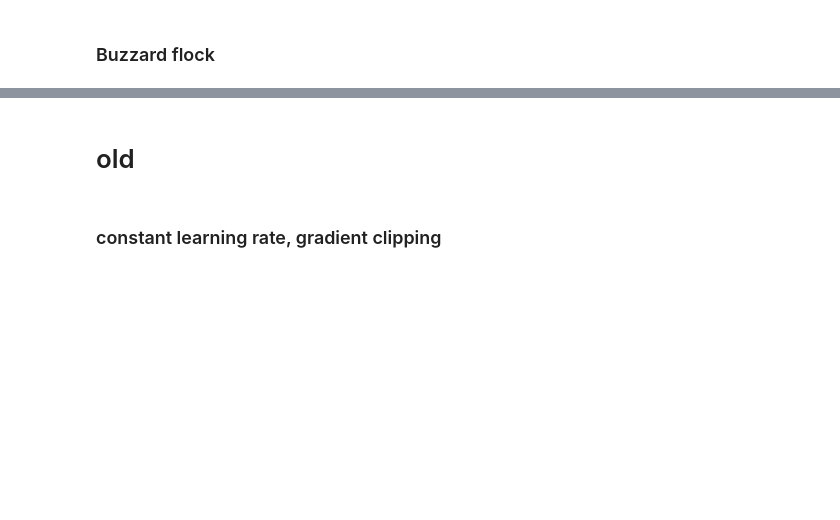
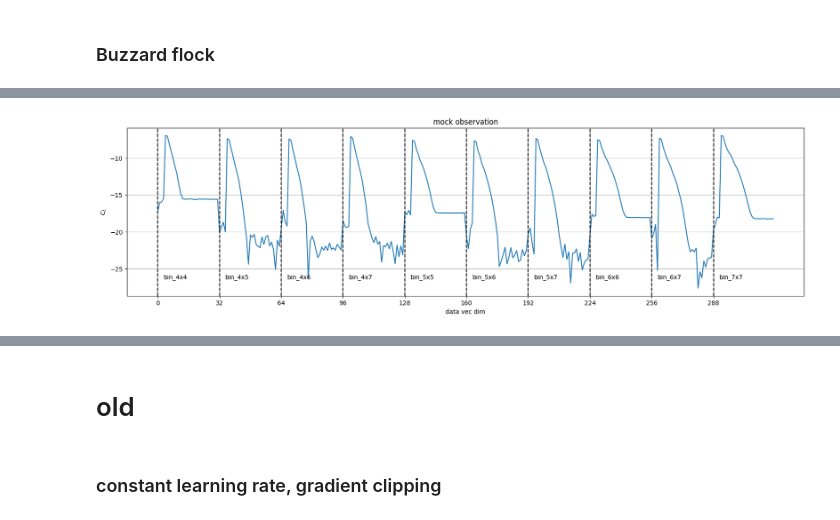
Before and after one commit to des-science/y3-deep-lss, a Jupyter notebook: notebooks/power_spectra/mutual_info_variational.ipynb, the cells around one changed output, grey strips where cells are left out. Cells and saved outputs as stored; diff of their text form; code cells hidden in the pictures; blank space fills up the shorter version.

```diff
--- a/notebooks/power_spectra/mutual_info_variational.ipynb
+++ b/notebooks/power_spectra/mutual_info_variational.ipynb
@@ -439,54 +507,55 @@ tf.Tensor(
 # %% [markdown]
 ### Buzzard flock
 # %%
-# n_side = msfm_conf["analysis"]["n_side"]
-# n_pix = msfm_conf["analysis"]["n_pix"]
-# data_vec_pix = files.load_pixel_file(msfm_conf)[0]
-# hp_datapath = "/global/u2/a/athomsen/multiprobe-simulation-forward-model/data/healpy_data"
+n_side = msfm_conf["analysis"]["n_side"]
+n_pix = msfm_conf["analysis"]["n_pix"]
+data_vec_pix = files.load_pixel_file(msfm_conf)[0]
+hp_datapath = "/global/u2/a/athomsen/multiprobe-simulation-forward-model/data/healpy_data"
 
-# buzzard_flock_dir = "/global/u2/a/athomsen/multiprobe-simulation-forward-model/data/mock_observations/Buzzard_flock"
-# buzzard_flock_files = os.listdir(buzzard_flock_dir)
+buzzard_flock_dir = "/global/u2/a/athomsen/multiprobe-simulation-forward-model/data/mock_observations/Buzzard_flock"
+buzzard_flock_files = os.listdir(buzzard_flock_dir)
 
-# with h5py.File(pred_file, "a") as f_out:
-#     for buzzard_flock_file in buzzard_flock_files:
-#         obs_file = os.path.join(buzzard_flock_dir, buzzard_flock_file)
-#         obs_label = buzzard_flock_file[23:-3]
+with h5py.File(pred_file, "a") as f_out:
+    for buzzard_flock_file in buzzard_flock_files:
+        obs_file = os.path.join(buzzard_flock_dir, buzzard_flock_file)
+        obs_label = buzzard_flock_file[23:-3]
 
-#         with h5py.File(obs_file, "r") as f_in:
-#             gc_map = []
-#             for i in range(1,5):
-#                 gc_map.append(f_in[f"maglim/galaxy_counts_bin{i}"][:])
-#             gc_map = np.stack(gc_map, axis=-1)
+        with h5py.File(obs_file, "r") as f_in:
+            gc_map = []
+            for i in range(1,5):
+                gc_map.append(f_in[f"maglim/galaxy_counts_bin{i}"][:])
+            gc_map = np.stack(gc_map, axis=-1)
 
-#         obs_cl = preprocessing.get_preprocessed_cl_observation(
-#             wl_gamma_map=np.zeros((n_pix,4,2)),
-#             gc_count_map=gc_map,
-#             # configuration
-#             msfm_conf=msfm_conf,
-#             dlss_conf=dlss_conf,
-#             base_dir=base_dir,
-#             from_raw_cls=False,
-#             # selection
-#             with_lensing=with_lensing,
-#             with_clustering=with_clustering,
-#             with_cross_z=with_cross_z,
-#             with_cross_probe=(with_lensing and with_clustering),
-#             # bin_indices=[bin_index],
-#             # additional preprocessing
-#             apply_log=apply_log,
-#             # standardize=standardize,
-#             # scaler=scaler,
-#             # pca_components=None,
-#             # pca=pca,
-#         )
+        obs_cl = preprocessing.get_preprocessed_cl_observation(
+            wl_gamma_map=np.zeros((n_pix,4,2)),
+            gc_count_map=gc_map,
+            # configuration
+            msfm_conf=msfm_conf,
+            dlss_conf=dlss_conf,
+            base_dir=base_dir,
+            from_raw_cls=False,
+            # selection
+            with_lensing=with_lensing,
+            with_clustering=with_clustering,
+            with_cross_z=with_cross_z,
+            with_cross_probe=(with_lensing and with_clustering),
+            # bin_indices=[bin_index],
+            # additional preprocessing
+            apply_log=apply_log,
+            # standardize=standardize,
+            # scaler=scaler,
+            # pca_components=None,
+            # pca=pca,
+        )
 
-#         fig, ax = plt.subplots()
-#         ax.plot(out_dict["fidu/cls"][0,:], label="fiducial", alpha=0.5)
-#         ax.plot(np.squeeze(obs_cl), label=obs_label, alpha=0.5)
-#         ax.legend(loc="best")
-#         ax.set(xlabel="data vec dim", ylabel=r"$C_\ell$", title=obs_label)
+        fig, ax = plt.subplots()
+        ax.plot(out_dict["fidu/cls"][0,:], label="fiducial", alpha=0.5)
+        ax.plot(np.squeeze(obs_cl), label=obs_label, alpha=0.5)
+        ax.legend(loc="best")
+        ax.set(xlabel="data vec dim", ylabel=r"$C_\ell$", title=obs_label)
 
-#         obs_pred = model(obs_cl)
-#         print("\n", obs_label, obs_pred, "\n")
+        obs_pred = model(obs_cl)
+        print("\n", obs_label, obs_pred, "\n")
 
-#         f_out.create_dataset(name=f"mocks/{obs_label}", data=obs_pred)
+        f_out.create_dataset(name=f"mocks/{obs_label}", data=obs_pred)
+# %% [output]
@@ -492,0 +579 @@ tf.Tensor(
+[figure, added]
```
Also changed, not shown: parts of 18 cells of this notebook, 1 other file.
